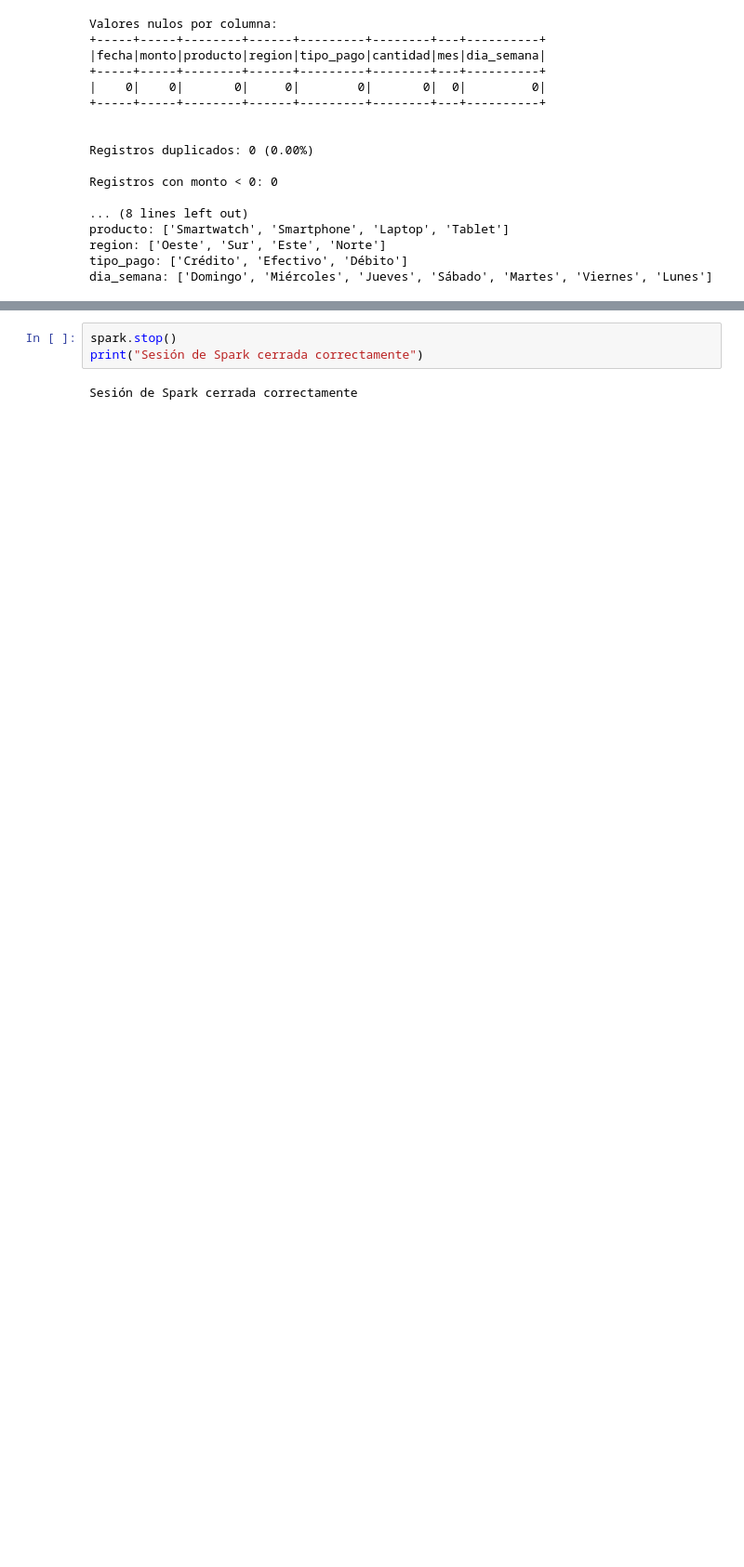
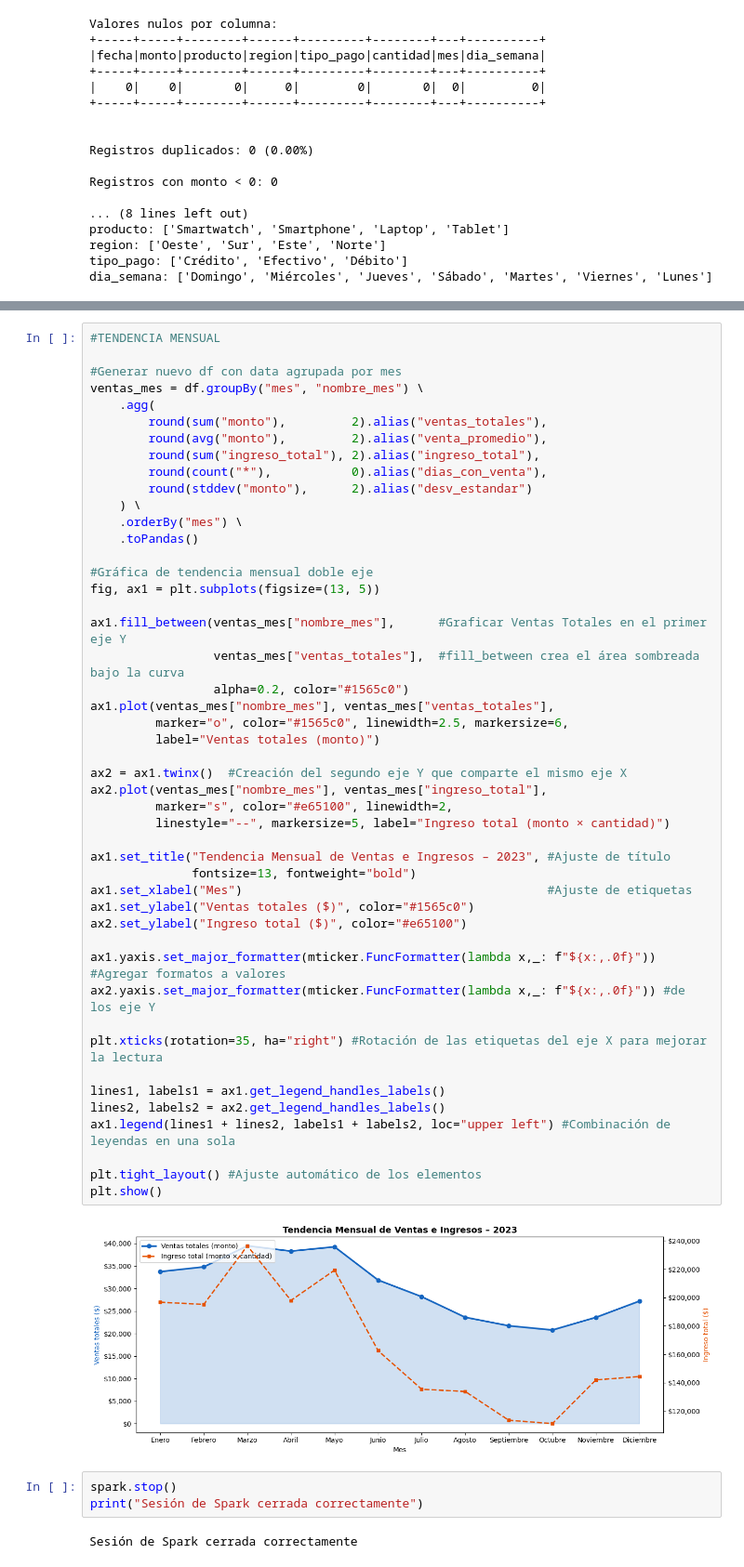
Before and after one commit to nicole-font-laz/big_data_mining_16_01_2026_T2, a Jupyter notebook: notebooks/task_2.ipynb, the cells around one changed output, grey strips where cells are left out. Shown at 93% size. Cells and saved outputs as stored; diff of their text form; blank space fills up the shorter version.

```diff
--- a/notebooks/task_2.ipynb
+++ b/notebooks/task_2.ipynb
@@ -137,3 +171,52 @@ dia_semana: ['Domingo', 'Miércoles', 'Jueves', 'Sábado', 'Martes', 'Viernes',
+# %%
+#TENDENCIA MENSUAL
+
+#Generar nuevo df con data agrupada por mes
+ventas_mes = df.groupBy("mes", "nombre_mes") \
+    .agg(
+        round(sum("monto"),         2).alias("ventas_totales"),
+        round(avg("monto"),         2).alias("venta_promedio"),
+        round(sum("ingreso_total"), 2).alias("ingreso_total"),
+        round(count("*"),           0).alias("dias_con_venta"),
+        round(stddev("monto"),      2).alias("desv_estandar")
+    ) \
+    .orderBy("mes") \
+    .toPandas()
+
+#Gráfica de tendencia mensual doble eje
+fig, ax1 = plt.subplots(figsize=(13, 5))
+
+ax1.fill_between(ventas_mes["nombre_mes"],      #Graficar Ventas Totales en el primer eje Y
+                 ventas_mes["ventas_totales"],  #fill_between crea el área sombreada bajo la curva
+                 alpha=0.2, color="#1565c0")
+ax1.plot(ventas_mes["nombre_mes"], ventas_mes["ventas_totales"],
+         marker="o", color="#1565c0", linewidth=2.5, markersize=6,
+         label="Ventas totales (monto)")
+
+ax2 = ax1.twinx()  #Creación del segundo eje Y que comparte el mismo eje X
+ax2.plot(ventas_mes["nombre_mes"], ventas_mes["ingreso_total"],
+         marker="s", color="#e65100", linewidth=2,
+         linestyle="--", markersize=5, label="Ingreso total (monto × cantidad)")
+
+ax1.set_title("Tendencia Mensual de Ventas e Ingresos – 2023", #Ajuste de título
+              fontsize=13, fontweight="bold")
+ax1.set_xlabel("Mes")                                          #Ajuste de etiquetas
+ax1.set_ylabel("Ventas totales ($)", color="#1565c0")
+ax2.set_ylabel("Ingreso total ($)", color="#e65100")
+
+ax1.yaxis.set_major_formatter(mticker.FuncFormatter(lambda x,_: f"${x:,.0f}")) #Agregar formatos a valores
+ax2.yaxis.set_major_formatter(mticker.FuncFormatter(lambda x,_: f"${x:,.0f}")) #de los eje Y
+
+plt.xticks(rotation=35, ha="right") #Rotación de las etiquetas del eje X para mejorar la lectura
+
+lines1, labels1 = ax1.get_legend_handles_labels()
+lines2, labels2 = ax2.get_legend_handles_labels()
+ax1.legend(lines1 + lines2, labels1 + labels2, loc="upper left") #Combinación de leyendas en una sola
+
+plt.tight_layout() #Ajuste automático de los elementos
+plt.show()
+# %% [output]
+[figure, added]
 # %%
 spark.stop()
 print("Sesión de Spark cerrada correctamente")
```
Also changed, not shown: parts of 2 cells of this notebook.
